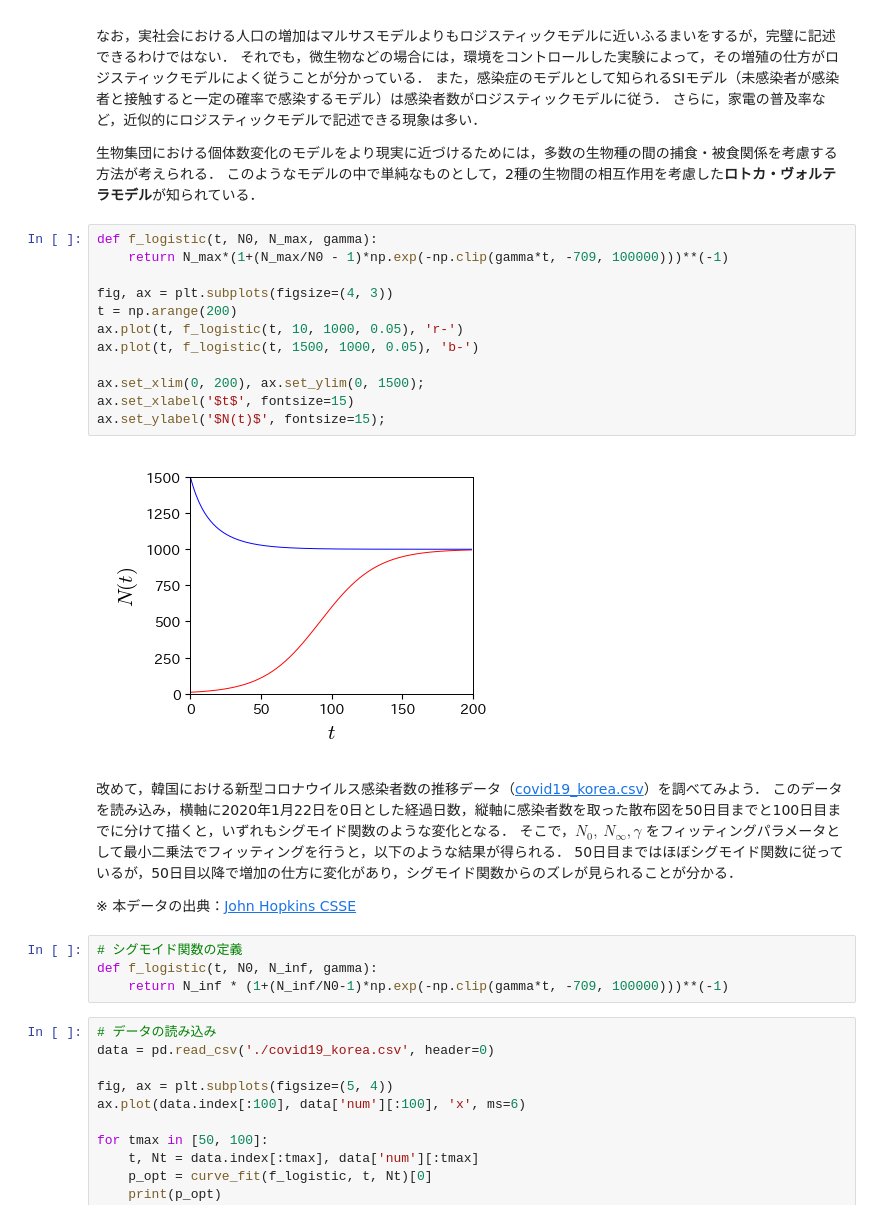
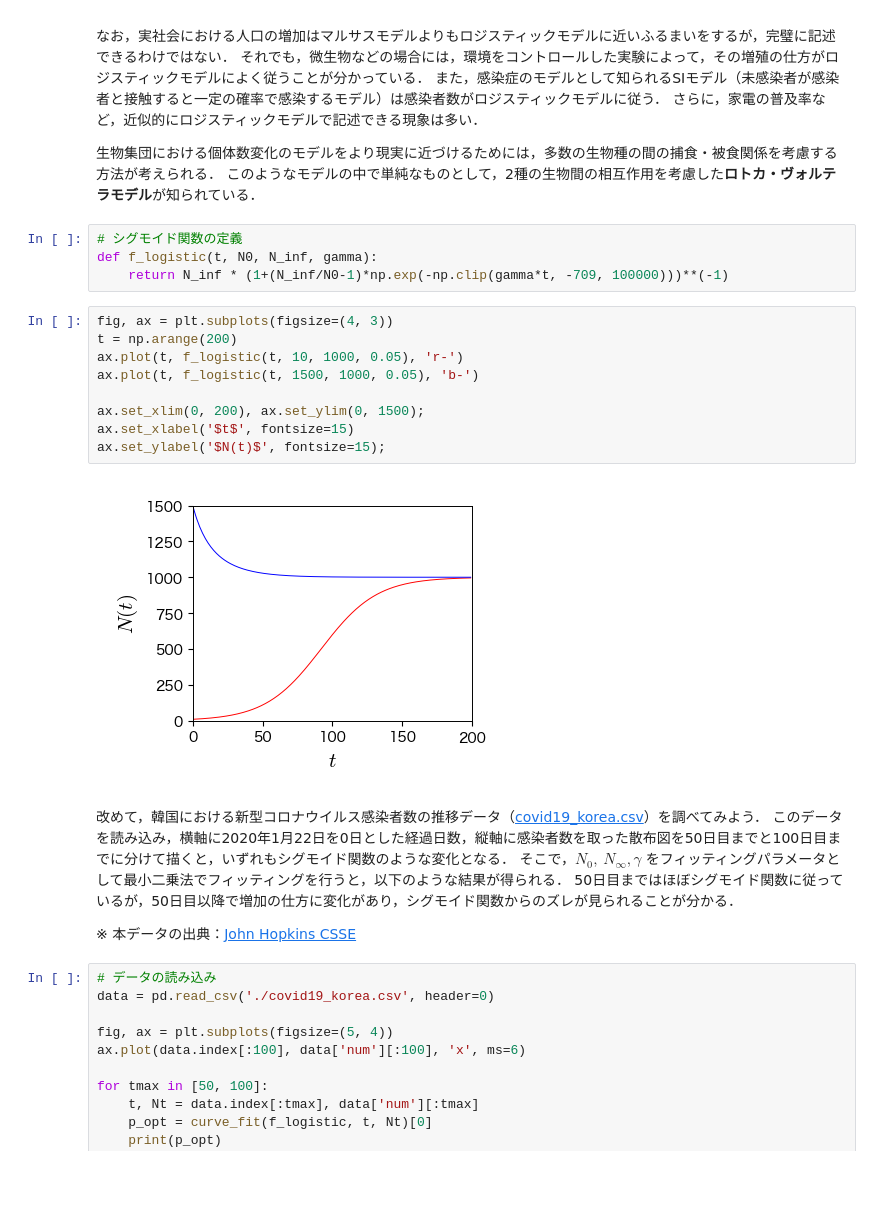
Before and after one commit to tnarizuka/modeling_simulation, a Jupyter notebook: _build/html/_sources/chap_5/5_diff_eq.ipynb, the cells around one changed output. Drawn from its saved outputs; the diff is of its cells as text; blank space fills up the shorter version.

```diff
--- a/_build/html/_sources/chap_5/5_diff_eq.ipynb
+++ b/_build/html/_sources/chap_5/5_diff_eq.ipynb
@@ -192,20 +192,21 @@ $$
 
 生物集団における個体数変化のモデルをより現実に近づけるためには，多数の生物種の間の捕食・被食関係を考慮する方法が考えられる．
 このようなモデルの中で単純なものとして，2種の生物間の相互作用を考慮した**ロトカ・ヴォルテラモデル**が知られている．
+# %%
+# シグモイド関数の定義
+def f_logistic(t, N0, N_inf, gamma):
+    return N_inf * (1+(N_inf/N0-1)*np.exp(-np.clip(gamma*t, -709, 100000)))**(-1)
 # %%
-def f_logistic(t, N0, N_max, gamma):
-    return N_max*(1+(N_max/N0 - 1)*np.exp(-np.clip(gamma*t, -709, 100000)))**(-1)
-
 fig, ax = plt.subplots(figsize=(4, 3))
 t = np.arange(200)
 ax.plot(t, f_logistic(t, 10, 1000, 0.05), 'r-')
 ax.plot(t, f_logistic(t, 1500, 1000, 0.05), 'b-')
 
 ax.set_xlim(0, 200), ax.set_ylim(0, 1500);
 ax.set_xlabel('$t$', fontsize=15)
 ax.set_ylabel('$N(t)$', fontsize=15);
 # %% [output]
-[figure, old version]
+[figure, new version]
 # %% [markdown]
 改めて，韓国における新型コロナウイルス感染者数の推移データ（[covid19_korea.csv](https://drive.google.com/uc?export=download&id=14l9chvX4PqHMQQl2yTQTPm7J7S5Us6Xz)）を調べてみよう．
 このデータを読み込み，横軸に2020年1月22日を0日とした経過日数，縦軸に感染者数を取った散布図を50日目までと100日目までに分けて描くと，いずれもシグモイド関数のような変化となる．
@@ -213,10 +214,6 @@ ax.set_ylabel('$N(t)$', fontsize=15);
 50日目まではほぼシグモイド関数に従っているが，50日目以降で増加の仕方に変化があり，シグモイド関数からのズレが見られることが分かる．
 
 ※ 本データの出典：[John Hopkins CSSE](https://github.com/CSSEGISandData/COVID-19/tree/master/csse_covid_19_data/csse_covid_19_time_series)
-# %%
-# シグモイド関数の定義
-def f_logistic(t, N0, N_inf, gamma):
-    return N_inf * (1+(N_inf/N0-1)*np.exp(-np.clip(gamma*t, -709, 100000)))**(-1)
 # %%
 # データの読み込み
 data = pd.read_csv('./covid19_korea.csv', header=0)
```
Also changed, not shown: parts of 8 cells of this notebook, 18 other files.
